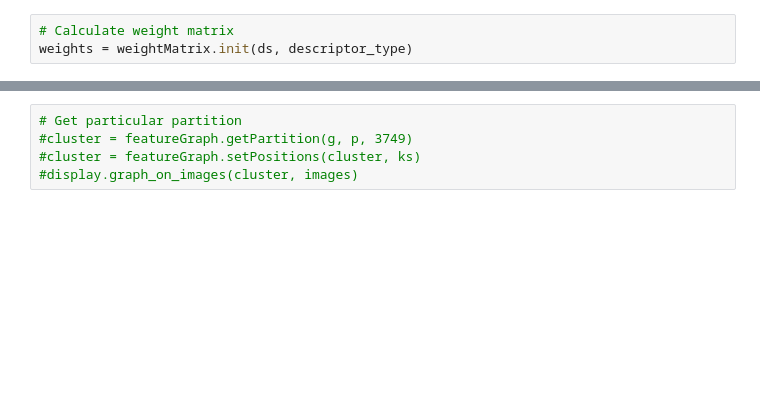
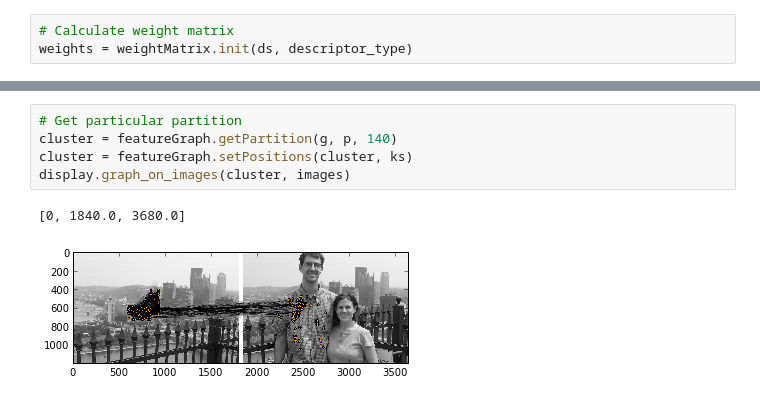
Before and after one commit to arnfred/Mirror-Match, a Jupyter notebook: code/cluster-match/Investigate Graph.ipynb, the cells around one changed output, grey strips where cells are left out. Drawn from its saved outputs; the diff is of its cells as text; blank space fills up the shorter version.

```diff
--- a/code/cluster-match/Investigate Graph.ipynb
+++ b/code/cluster-match/Investigate Graph.ipynb
@@ -132,5 +154,8 @@ display.matchPoints(images[0], images[1], match_pos, distances, filename="invest
 # %%
 # Get particular partition
-#cluster = featureGraph.getPartition(g, p, 3749)
-#cluster = featureGraph.setPositions(cluster, ks)
-#display.graph_on_images(cluster, images)
+cluster = featureGraph.getPartition(g, p, 140)
+cluster = featureGraph.setPositions(cluster, ks)
+display.graph_on_images(cluster, images)
+# %% [output]
+[0, 1840.0, 3680.0]
+[figure, added]
```
Also changed, not shown: parts of 9 cells of this notebook, 25 other files.
